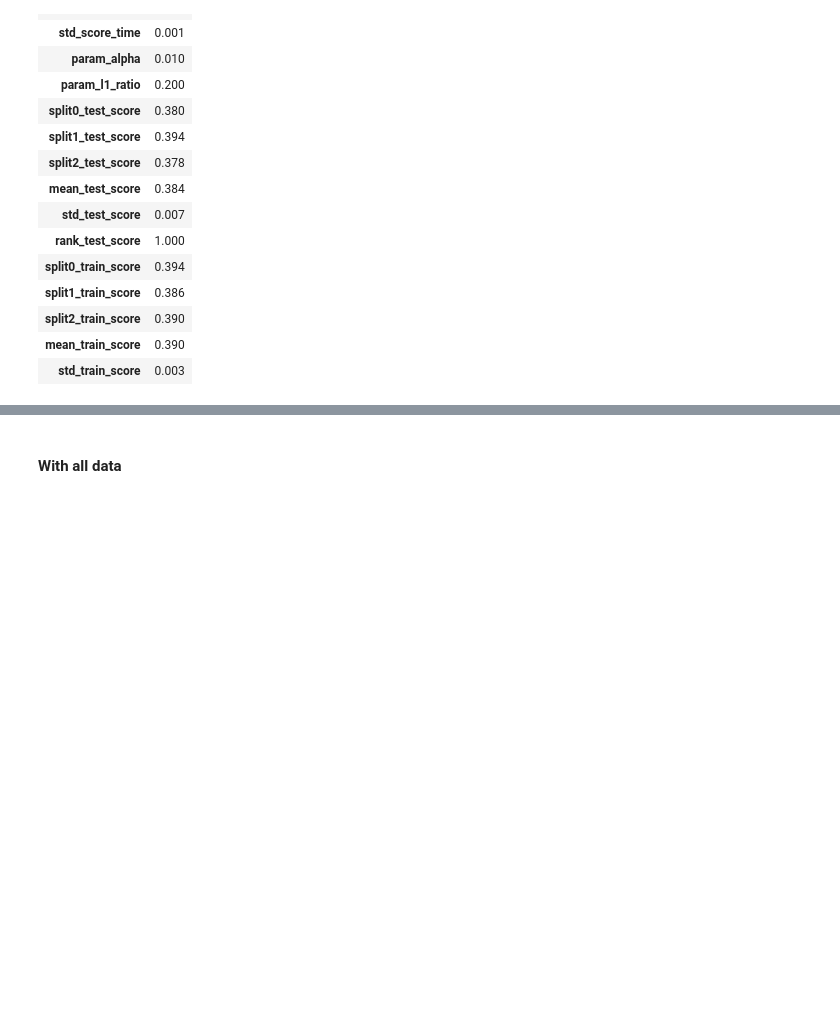
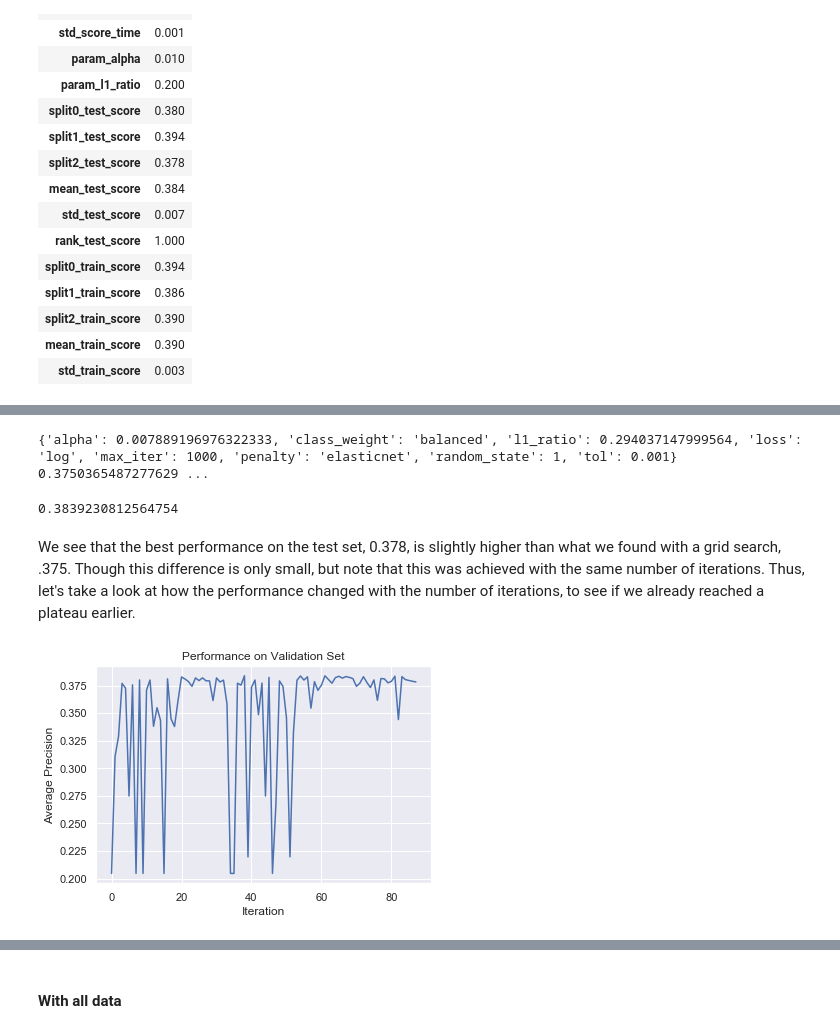
Before and after one commit to tloeber/Springboard, a Jupyter notebook: capstone_lending_club/2a_modeling.ipynb, the cells around one changed output, grey strips where cells are left out. Drawn from its saved outputs; the diff is of its cells as text; code cells hidden in the pictures; blank space fills up the shorter version.

Commit message:
implements Bayesian hyperparameter search for logistic regression on small data set.

```diff
--- a/capstone_lending_club/2a_modeling.ipynb
+++ b/capstone_lending_club/2a_modeling.ipynb
@@ -461,0 +694,41 @@ NameError: name 'lr_gs_1' is not defined
+# %%
+# Search space
+space = {
+    'loss': 'log',
+    'penalty': 'elasticnet',
+    'class_weight': 'balanced',
+    'max_iter': 1000,
+    'tol':1E-3,
+    'random_state': 1,
+    'alpha': hp.loguniform('alpha', -6, 1),
+    'l1_ratio': hp.uniform('l1_ratio', 0, 1)
+}
+
+# Find best hyperparameters
+best_p, ap = find_best_hp(
+      SGDClassifier, space,
+      X_train=X_train_small, y_train=y_train_small,
+      X_test=X_test_small, y_test=y_test_small,
+      max_evals=8*11, n_jobs=3, n_folds=3,
+      progress_file='progress_lr.csv')
+
+print(best_p, ap)
+# %% [output]
+{'alpha': 0.007889196976322333, 'class_weight': 'balanced', 'l1_ratio': 0.294037147999564, 'loss': 'log', 'max_iter': 1000, 'penalty': 'elasticnet', 'random_state': 1, 'tol': 0.001} 0.3750365487277629 ...
+# %%
+progress_lr = pd.read_csv('progress_lr.csv')
+# %%
+# Best average precision score on validation set
+-progress_lr.loss.min()
+# %% [output]
+0.3839230812564754
+# %% [markdown]
+We see that the best performance on the test set, 0.378, is slightly higher than what we found with a grid search, .375. Though this difference is only small, but note that this was achieved with the same number of iterations. Thus, let's take a look at how the performance changed with the number of iterations, to see if we already reached a plateau earlier.
+# %%
+ap = - progress_lr.loss
+ap.plot()
+plt.title('Performance on Validation Set')
+plt.ylabel('Average Precision')
+plt.xlabel('Iteration');
+# %% [output]
+[figure, added]
```
Also changed, not shown: parts of 49 cells of this notebook.
